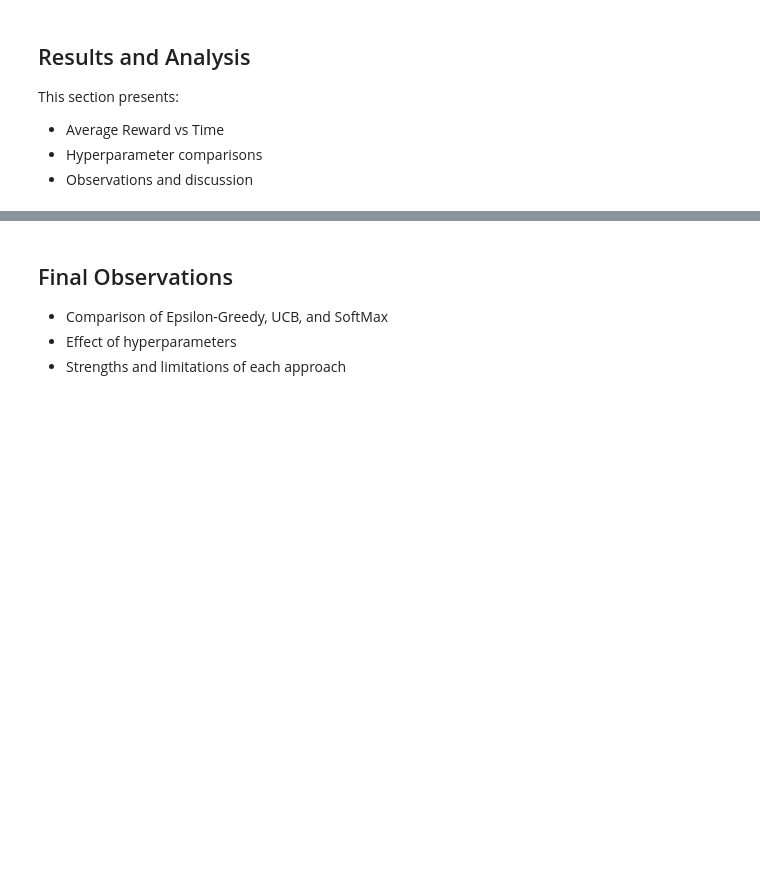
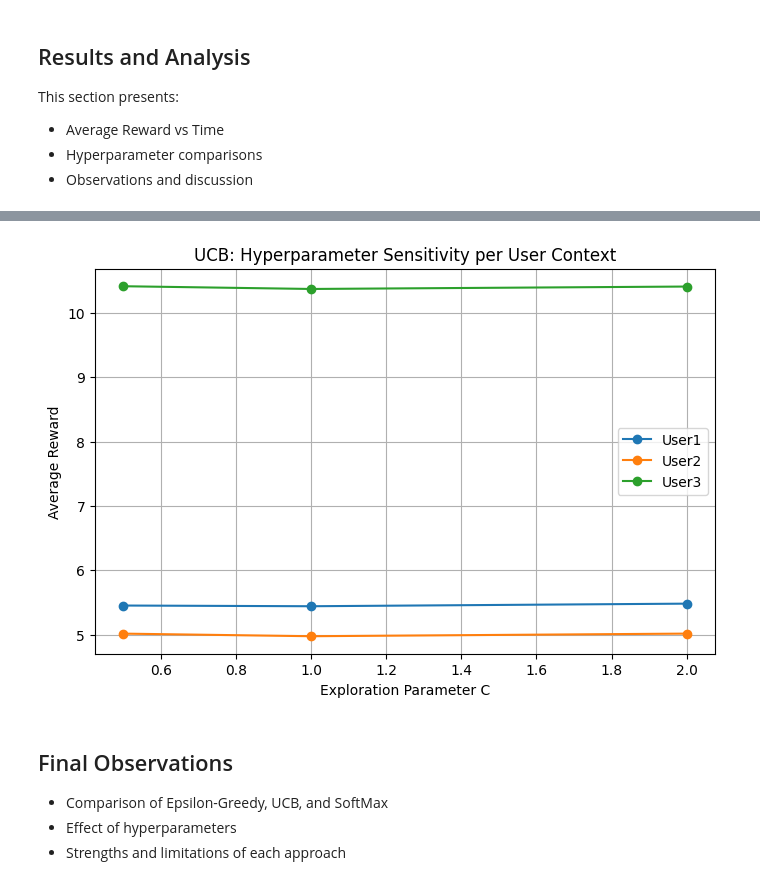
Before and after one commit to anoushkaa15/lab3-contextual-bandit, a Jupyter notebook: lab3_results_U20230076.ipynb, the cells around one changed output, grey strips where cells are left out. Saved outputs shown, nothing was run; the diff lists cells and outputs as text; code cells hidden in the pictures; blank space fills up the shorter version.

```diff
--- a/lab3_results_U20230076.ipynb
+++ b/lab3_results_U20230076.ipynb
@@ -269,3 +763,39 @@ This section presents:
+# %%
+ucb_context_results = {}
+
+for c in ucb_c_values:
+
+    bandits = [UCBBandit(n_arms=4, c=c) for _ in range(3)]
+    context_rewards = {0: [], 1: [], 2: []}
+
+    for t in range(T):
+        context = np.random.randint(0,3)
+        local_arm = bandits[context].select_arm(0)
+        arm = context * 4 + local_arm
+        r = sampler_instance.sample(arm)
+        bandits[context].update(local_arm, r)
+        context_rewards[context].append(r)
+
+    ucb_context_results[c] = [
+        np.mean(context_rewards[0]),
+        np.mean(context_rewards[1]),
+        np.mean(context_rewards[2])
+    ]
+
+plt.figure(figsize=(8,5))
+
+for ctx in range(3):
+    vals = [ucb_context_results[c][ctx] for c in ucb_c_values]
+    plt.plot(ucb_c_values, vals, marker='o', label=f"User{ctx+1}")
+
+plt.xlabel("Exploration Parameter C")
+plt.ylabel("Average Reward")
+plt.title("UCB: Hyperparameter Sensitivity per User Context")
+plt.legend()
+plt.grid(True)
+plt.show()
+# %% [output]
+[figure, added]
 # %% [markdown]
 ## Final Observations
 
```
Also changed, not shown: parts of 18 cells of this notebook.
